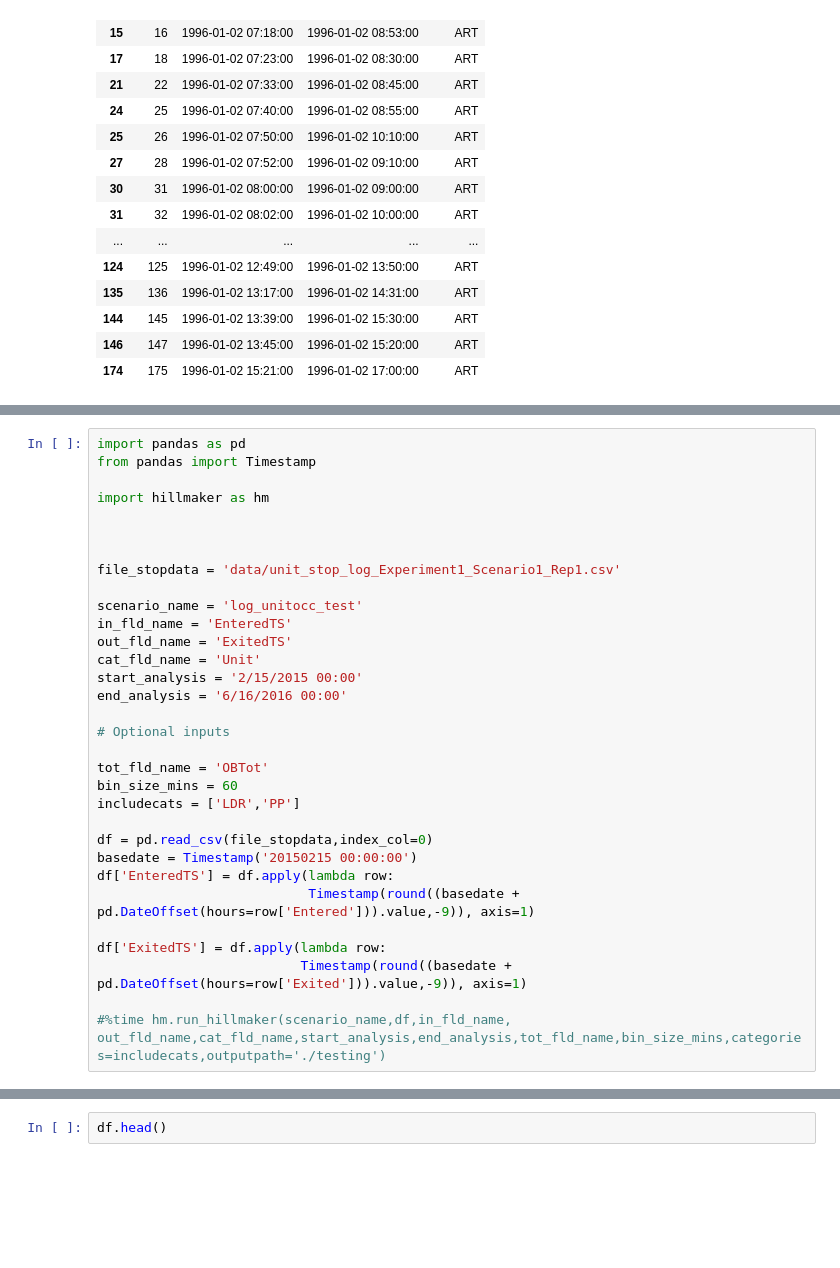
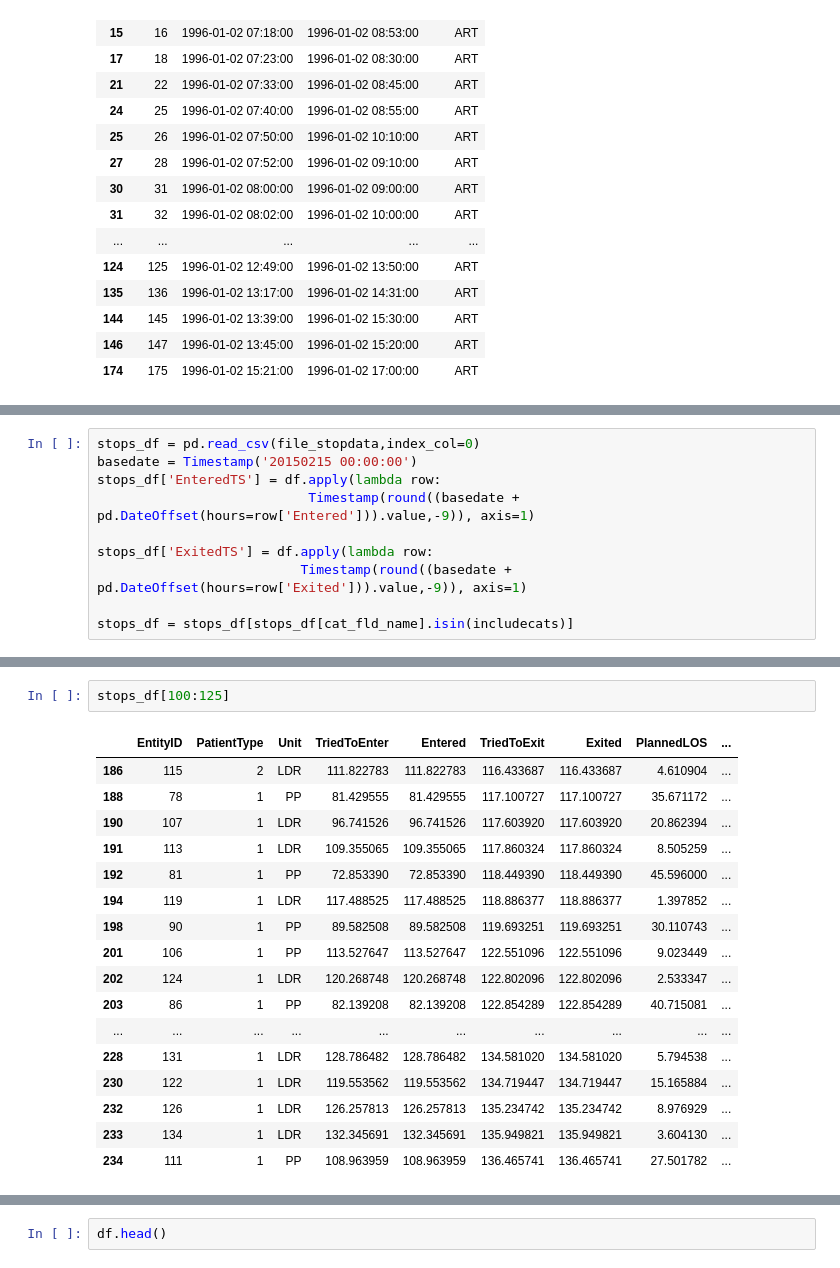
Before and after one commit to misken/hillmaker, a Jupyter notebook: hillmaker/hillPyTesting-Core.ipynb, the cells around one changed output, grey strips where cells are left out. Saved outputs shown, nothing was run; the diff lists cells and outputs as text; blank space fills up the shorter version.

```diff
--- a/hillmaker/hillPyTesting-Core.ipynb
+++ b/hillmaker/hillPyTesting-Core.ipynb
@@ -370,32 +391,10 @@ bydt_df[25:50]
 # %%
-import pandas as pd
-from pandas import Timestamp
-
-import hillmaker as hm
-
-
-
-file_stopdata = 'data/unit_stop_log_Experiment1_Scenario1_Rep1.csv'
-
-scenario_name = 'log_unitocc_test'
-in_fld_name = 'EnteredTS'
-out_fld_name = 'ExitedTS'
-cat_fld_name = 'Unit'
-start_analysis = '2/15/2015 00:00'
-end_analysis = '6/16/2016 00:00'
-
-# Optional inputs
-
-tot_fld_name = 'OBTot'
-bin_size_mins = 60
-includecats = ['LDR','PP']
-
-df = pd.read_csv(file_stopdata,index_col=0)
+stops_df = pd.read_csv(file_stopdata,index_col=0)
 basedate = Timestamp('20150215 00:00:00')
-df['EnteredTS'] = df.apply(lambda row:
+stops_df['EnteredTS'] = df.apply(lambda row:
                            Timestamp(round((basedate + pd.DateOffset(hours=row['Entered'])).value,-9)), axis=1)
 
-df['ExitedTS'] = df.apply(lambda row:
+stops_df['ExitedTS'] = df.apply(lambda row:
                           Timestamp(round((basedate + pd.DateOffset(hours=row['Exited'])).value,-9)), axis=1)
 
-#%time hm.run_hillmaker(scenario_name,df,in_fld_name, out_fld_name,cat_fld_name,start_analysis,end_analysis,tot_fld_name,bin_size_mins,categories=includecats,outputpath='./testing')
+stops_df = stops_df[stops_df[cat_fld_name].isin(includecats)]
@@ -401,0 +421,20 @@ df['ExitedTS'] = df.apply(lambda row:
+# %%
+stops_df[100:125]
+# %% [output]
+|  | EntityID | PatientType | Unit | TriedToEnter | Entered | TriedToExit | Exited | PlannedLOS | ... |
+| 186 | 115 | 2 | LDR | 111.822783 | 111.822783 | 116.433687 | 116.433687 | 4.610904 | ... |
+| 188 | 78 | 1 | PP | 81.429555 | 81.429555 | 117.100727 | 117.100727 | 35.671172 | ... |
+| 190 | 107 | 1 | LDR | 96.741526 | 96.741526 | 117.603920 | 117.603920 | 20.862394 | ... |
+| 191 | 113 | 1 | LDR | 109.355065 | 109.355065 | 117.860324 | 117.860324 | 8.505259 | ... |
+| 192 | 81 | 1 | PP | 72.853390 | 72.853390 | 118.449390 | 118.449390 | 45.596000 | ... |
+| 194 | 119 | 1 | LDR | 117.488525 | 117.488525 | 118.886377 | 118.886377 | 1.397852 | ... |
+| 198 | 90 | 1 | PP | 89.582508 | 89.582508 | 119.693251 | 119.693251 | 30.110743 | ... |
+| 201 | 106 | 1 | PP | 113.527647 | 113.527647 | 122.551096 | 122.551096 | 9.023449 | ... |
+| 202 | 124 | 1 | LDR | 120.268748 | 120.268748 | 122.802096 | 122.802096 | 2.533347 | ... |
+| 203 | 86 | 1 | PP | 82.139208 | 82.139208 | 122.854289 | 122.854289 | 40.715081 | ... |
+| ... | ... | ... | ... | ... | ... | ... | ... | ... | ... |
+| 228 | 131 | 1 | LDR | 128.786482 | 128.786482 | 134.581020 | 134.581020 | 5.794538 | ... |
+| 230 | 122 | 1 | LDR | 119.553562 | 119.553562 | 134.719447 | 134.719447 | 15.165884 | ... |
+| 232 | 126 | 1 | LDR | 126.257813 | 126.257813 | 135.234742 | 135.234742 | 8.976929 | ... |
+| 233 | 134 | 1 | LDR | 132.345691 | 132.345691 | 135.949821 | 135.949821 | 3.604130 | ... |
+| 234 | 111 | 1 | PP | 108.963959 | 108.963959 | 136.465741 | 136.465741 | 27.501782 | ... |
```
Also changed, not shown: parts of 7 cells of this notebook, 3 other files.
